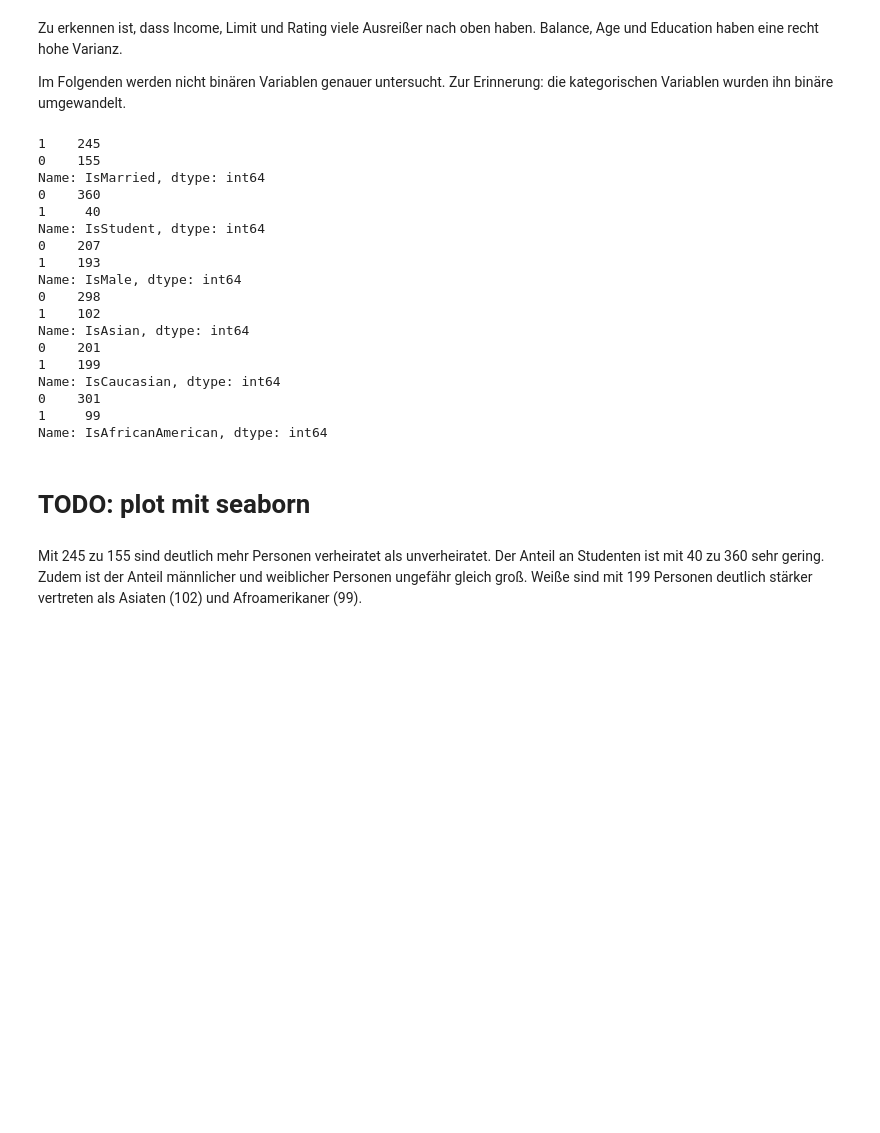
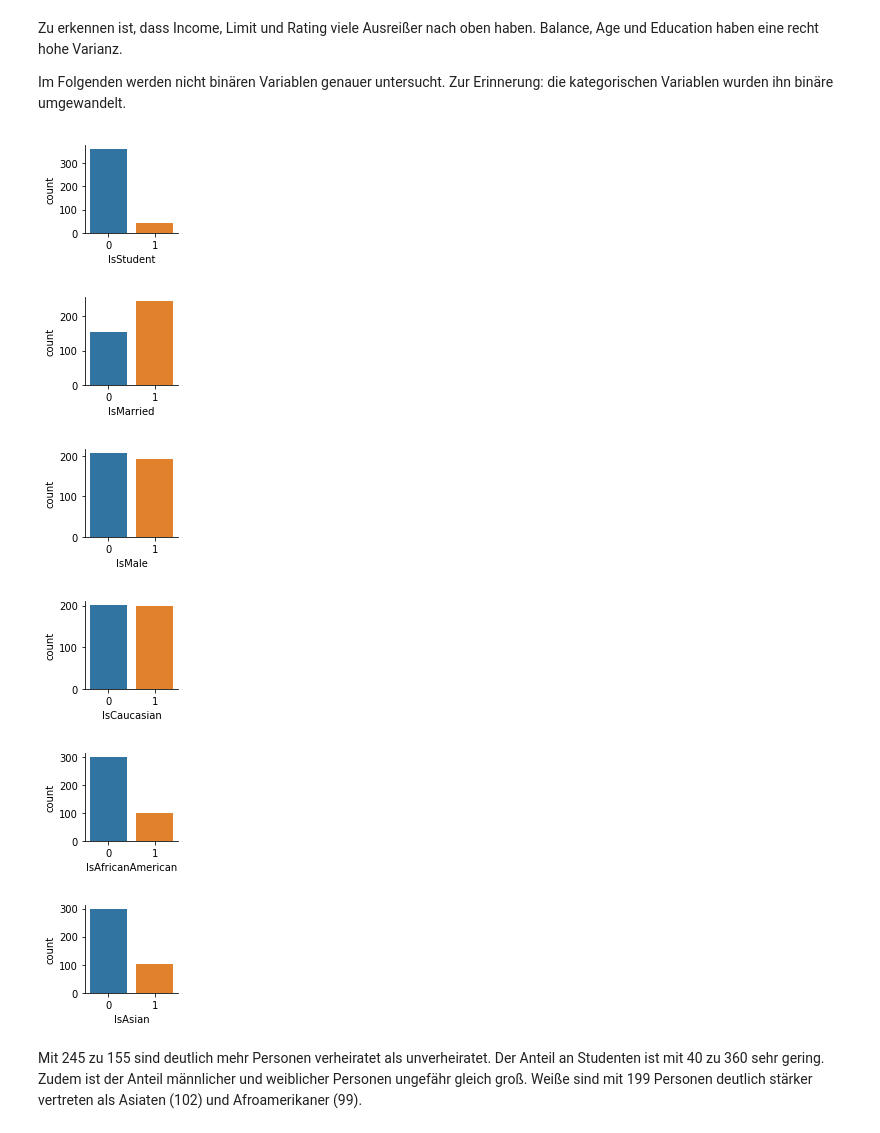
Before and after one commit to tecoKIT/smart-data-analytics, a Jupyter notebook: Uebung1/Exercise4_Carmen.ipynb, the cells around one changed output. Drawn from its saved outputs; the diff is of its cells as text; code cells hidden in the pictures; blank space fills up the shorter version.

```diff
--- a/Uebung1/Exercise4_Carmen.ipynb
+++ b/Uebung1/Exercise4_Carmen.ipynb
@@ -203,33 +203,21 @@ data.iloc[:, : 7].plot(figsize = (20, 20), kind='box', subplots=True, layout=(5,
 Zu erkennen ist, dass Income, Limit und Rating viele Ausreißer nach oben haben. Balance, Age und Education haben eine recht hohe Varianz.
 
 Im Folgenden werden nicht binären Variablen genauer untersucht. Zur Erinnerung: die kategorischen Variablen wurden ihn binäre umgewandelt.
-# %%
-# get binary variables
-binary_data = data.iloc[:, 7:]
-
-for col in binary_data.columns:
-    print(str(binary_data[col].value_counts()))
-# %% [output]
-1    245
-0    155
-Name: IsMarried, dtype: int64
-0    360
-1     40
-Name: IsStudent, dtype: int64
-0    207
-1    193
-Name: IsMale, dtype: int64
-0    298
-1    102
-Name: IsAsian, dtype: int64
-0    201
-1    199
-Name: IsCaucasian, dtype: int64
-0    301
-1     99
-Name: IsAfricanAmerican, dtype: int64
-# %% [markdown]
-# TODO: plot mit seaborn
+# %%
+# create figures of binary data
+sns.catplot(x="IsStudent", data=binary_data, kind="count", height = 2);
+sns.catplot(x="IsMarried", data=binary_data, kind="count", height = 2);
+sns.catplot(x="IsMale", data=binary_data, kind="count", height = 2);
+sns.catplot(x="IsCaucasian", data=binary_data, kind="count", height = 2);
+sns.catplot(x="IsAfricanAmerican", data=binary_data, kind="count", height = 2);
+sns.catplot(x="IsAsian", data=binary_data, kind="count", height = 2);
+# %% [output]
+[figure, added]
+[figure, added]
+[figure, added]
+[figure, added]
+[figure, added]
+[figure, added]
 # %% [markdown]
 Mit 245 zu 155 sind deutlich mehr Personen verheiratet als unverheiratet. Der Anteil an Studenten ist mit 40 zu 360 sehr gering. Zudem ist der Anteil männlicher und weiblicher Personen ungefähr gleich groß. Weiße sind mit 199 Personen deutlich stärker vertreten als Asiaten (102) und Afroamerikaner (99).
 # %% [markdown]
```
Also changed, not shown: parts of 8 cells of this notebook.
